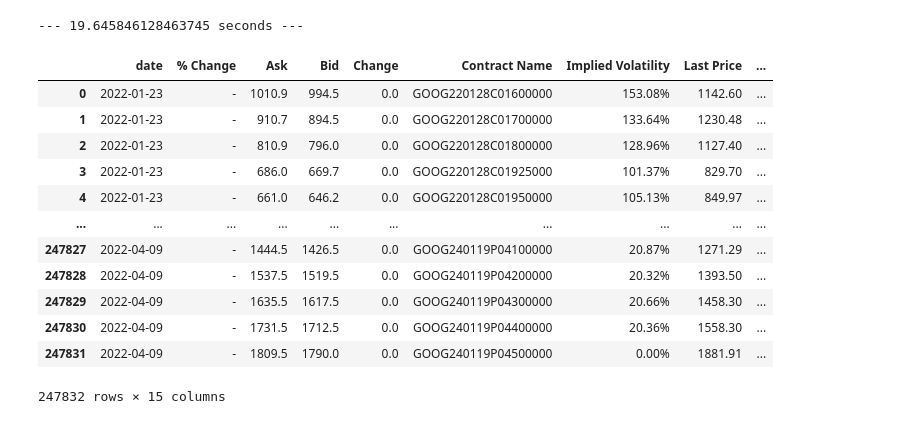
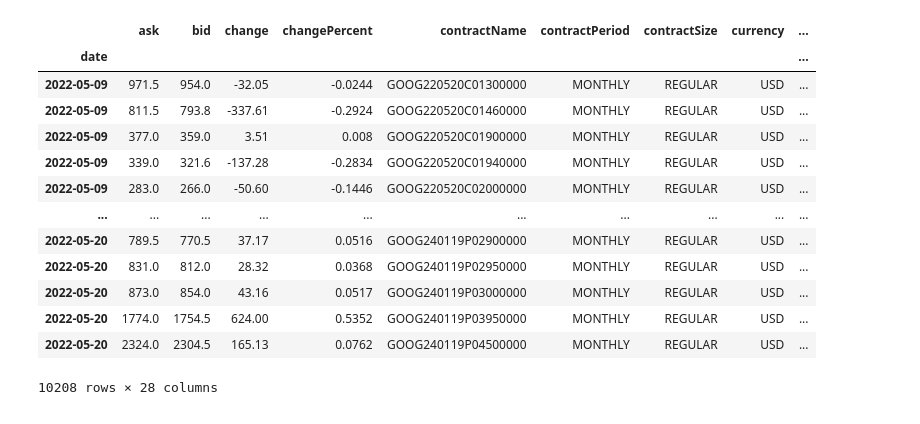
Before and after one commit to andermy/yahooScraper, a Jupyter notebook: test.ipynb, the cells around one changed output. Drawn from its saved outputs; the diff is of its cells as text; code cells hidden in the pictures.

```diff
--- a/test.ipynb
+++ b/test.ipynb
@@ -54,9 +37,5 @@ def dict_parse(df):
 # %%
 start_time = time.time()
-op = m.stock_data.options_data2.find({'sym':"GOOG"})
-df = pd.DataFrame.from_records(op)
-df1 = df.apply(dict_parse, axis=1)
-df1 = pd.concat(df1.tolist())
-df1.head()
+op = m.get_options('GOOG')
 print("--- %s seconds ---" % (time.time() - start_time))
 # %% [output]
@@ -88,31 +43,17 @@ Name: 59, dtype: object
-# %%
-start_time = time.time()
-apple = m.get_options(tickers[0])
-apple['time'] = apple['strike-date'] - apple.index
-apple['time'] = apple['time'].dt.total_seconds() / (24 * 60 * 60)
-apple['Last Trade Date'] = apple['Last Trade Date'].str.slice(stop=10)
-apple['Last Trade Date'] = pd.to_datetime(apple['Last Trade Date'], format='%Y-%m-%d')
-apple = apple.reset_index()
-strike_dates = apple.pivot_table(columns="strike-date", values="date", aggfunc=np.count_nonzero).columns
-#strike_dates[6]
-apple2 = apple[apple['strike-date']==strike_dates[0]]
-#apple2 = apple2[apple2['date']==apple2['Last Trade Date']]
-print("--- %s seconds ---" % (time.time() - start_time))
-# %% [output]
---- 19.645846128463745 seconds ---
-# %%
-apple
-# %% [output]
-|  | date | % Change | Ask | Bid | Change | Contract Name | Implied Volatility | Last Price | ... |
-| 0 | 2022-01-23 | - | 1010.9 | 994.5 | 0.0 | GOOG220128C01600000 | 153.08% | 1142.60 | ... |
-| 1 | 2022-01-23 | - | 910.7 | 894.5 | 0.0 | GOOG220128C01700000 | 133.64% | 1230.48 | ... |
-| 2 | 2022-01-23 | - | 810.9 | 796.0 | 0.0 | GOOG220128C01800000 | 128.96% | 1127.40 | ... |
-| 3 | 2022-01-23 | - | 686.0 | 669.7 | 0.0 | GOOG220128C01925000 | 101.37% | 829.70 | ... |
-| 4 | 2022-01-23 | - | 661.0 | 646.2 | 0.0 | GOOG220128C01950000 | 105.13% | 849.97 | ... |
-| ... | ... | ... | ... | ... | ... | ... | ... | ... | ... |
-| 247827 | 2022-04-09 | - | 1444.5 | 1426.5 | 0.0 | GOOG240119P04100000 | 20.87% | 1271.29 | ... |
-| 247828 | 2022-04-09 | - | 1537.5 | 1519.5 | 0.0 | GOOG240119P04200000 | 20.32% | 1393.50 | ... |
-| 247829 | 2022-04-09 | - | 1635.5 | 1617.5 | 0.0 | GOOG240119P04300000 | 20.66% | 1458.30 | ... |
-| 247830 | 2022-04-09 | - | 1731.5 | 1712.5 | 0.0 | GOOG240119P04400000 | 20.36% | 1558.30 | ... |
-| 247831 | 2022-04-09 | - | 1809.5 | 1790.0 | 0.0 | GOOG240119P04500000 | 0.00% | 1881.91 | ... |
-247832 rows × 15 columns
+# %%
+op = op[op['lastTradeDateTime']==op.index]
+# %% [output]
+|  | ask | bid | change | changePercent | contractName | contractPeriod | contractSize | currency | ... |
+| date |  |  |  |  |  |  |  |  | ... |
+| 2022-05-09 | 971.5 | 954.0 | -32.05 | -0.0244 | GOOG220520C01300000 | MONTHLY | REGULAR | USD | ... |
+| 2022-05-09 | 811.5 | 793.8 | -337.61 | -0.2924 | GOOG220520C01460000 | MONTHLY | REGULAR | USD | ... |
+| 2022-05-09 | 377.0 | 359.0 | 3.51 | 0.008 | GOOG220520C01900000 | MONTHLY | REGULAR | USD | ... |
+| 2022-05-09 | 339.0 | 321.6 | -137.28 | -0.2834 | GOOG220520C01940000 | MONTHLY | REGULAR | USD | ... |
+| 2022-05-09 | 283.0 | 266.0 | -50.60 | -0.1446 | GOOG220520C02000000 | MONTHLY | REGULAR | USD | ... |
+| ... | ... | ... | ... | ... | ... | ... | ... | ... | ... |
+| 2022-05-20 | 789.5 | 770.5 | 37.17 | 0.0516 | GOOG240119P02900000 | MONTHLY | REGULAR | USD | ... |
+| 2022-05-20 | 831.0 | 812.0 | 28.32 | 0.0368 | GOOG240119P02950000 | MONTHLY | REGULAR | USD | ... |
+| 2022-05-20 | 873.0 | 854.0 | 43.16 | 0.0517 | GOOG240119P03000000 | MONTHLY | REGULAR | USD | ... |
+| 2022-05-20 | 1774.0 | 1754.5 | 624.00 | 0.5352 | GOOG240119P03950000 | MONTHLY | REGULAR | USD | ... |
+| 2022-05-20 | 2324.0 | 2304.5 | 165.13 | 0.0762 | GOOG240119P04500000 | MONTHLY | REGULAR | USD | ... |
+10208 rows × 28 columns
```
Also changed, not shown: parts of 30 cells of this notebook, 4 other files.
